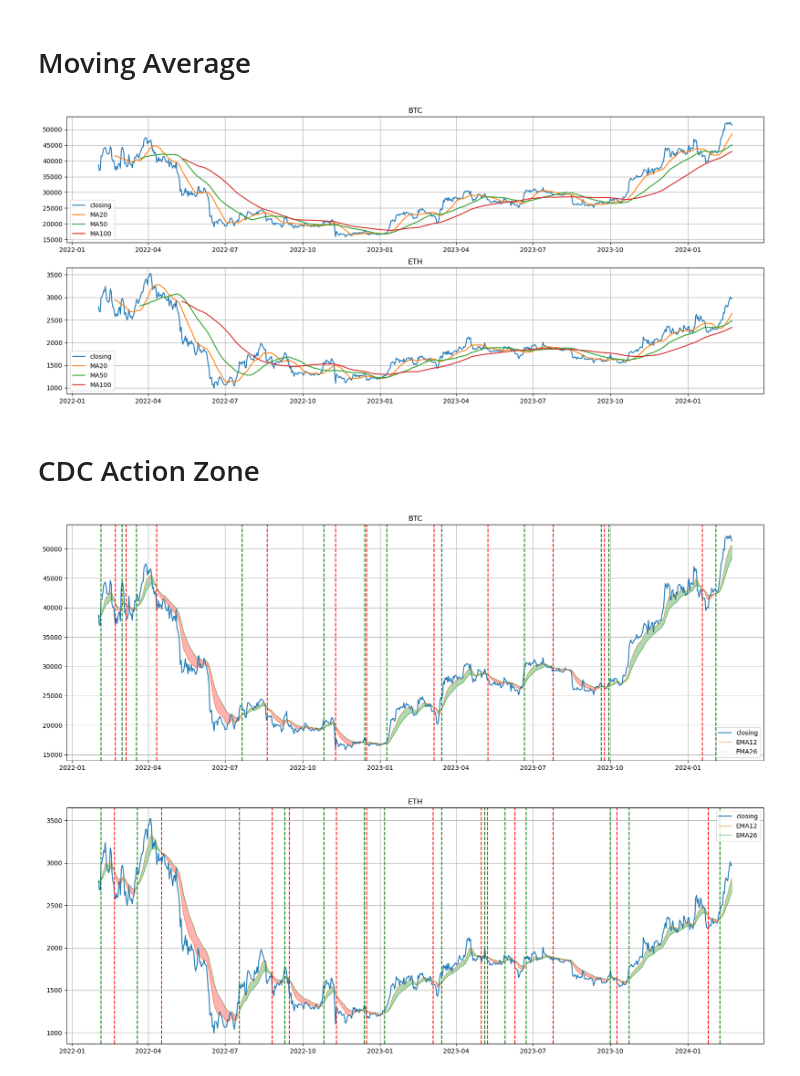
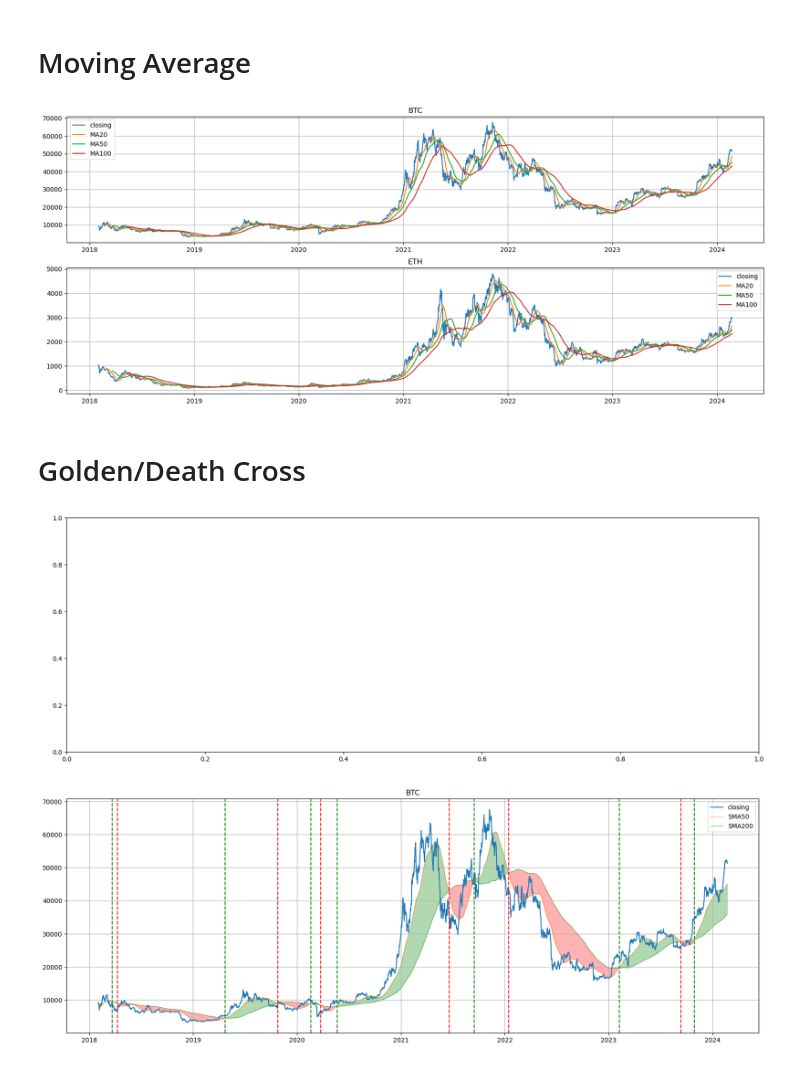
Before and after one commit to DoobieJella/LSE-QuantSoc-Algothon, a Jupyter notebook: CDC Action Zone.ipynb, the cells around one changed output. Cells and saved outputs as stored; diff of their text form; code cells hidden in the pictures.

```diff
--- a/CDC Action Zone.ipynb
+++ b/CDC Action Zone.ipynb
@@ -9,7 +9,7 @@ import matplotlib.pyplot as plt
 # %%
 cryptocurrencies = ['BTC-USD', 'ETH-USD']
 # %%
-data = yf.download(cryptocurrencies, start='2022-02-01', end='2024-02-23')
+data = yf.download(cryptocurrencies, start='2018-02-01', end='2024-02-23')
 data.head()
 # %% [output]
 [*********************100%%**********************]  2 of 2 completed
@@ -106,44 +98,38 @@ axs[1].legend()
 plt.grid(True)
 plt.show()
 # %% [output]
-[figure, old version]
+[figure, new version]
-# %% [markdown]
-# CDC Action Zone
+# %% [markdown]
+# Golden/Death Cross
 # %%
-EMA50 = adj_close.rolling(window = 50, min_periods = 1).mean()
-EMA200 = adj_close.rolling(window = 200, min_periods = 1).mean()
+SMA50 = adj_close.rolling(window = 50, min_periods = 1).mean()
+SMA200 = adj_close.rolling(window = 200, min_periods = 1).mean()
+# %%
+btc_crossings_50_200 = np.where(np.logical_xor(SMA50['BTC-USD'] > SMA200['BTC-USD'], SMA50['BTC-USD'].shift(1) > SMA200['BTC-USD'].shift(1)))[0]
+eth_crossings_50_200 = np.where(np.logical_xor(SMA50['ETH-USD'] > SMA200['ETH-USD'], SMA50['ETH-USD'].shift(1) > SMA200['ETH-USD'].shift(1)))[0]
+
+btc_buying_50_200 = np.where((SMA50['BTC-USD'] > SMA200['BTC-USD']) & (SMA50['BTC-USD'].shift(1) <= SMA200['BTC-USD'].shift(1)))[0]
+btc_selling_50_200 = np.where((SMA50['BTC-USD'] <= SMA200['BTC-USD']) & (SMA50['BTC-USD'].shift(1) > SMA200['BTC-USD'].shift(1)))[0]
+
+eth_buying_50_200 = np.where((SMA50['ETH-USD'] > SMA200['ETH-USD']) & (SMA50['ETH-USD'].shift(1) <= SMA200['ETH-USD'].shift(1)))[0]
+eth_selling_50_200 = np.where((SMA50['ETH-USD'] <= SMA200['ETH-USD']) & (SMA50['ETH-USD'].shift(1) > SMA200['ETH-USD'].shift(1)))[0]
 # %%
 fig, axs = plt.subplots(2,figsize=(20,15),gridspec_kw ={'hspace': 0.2, 'wspace': 0.1})
-axs[0].plot(adj_close['BTC-USD'], label= 'closing')
-axs[0].plot(EMA12['BTC-USD'], label= 'EMA12', linewidth = 0.5)
-axs[0].plot(EMA26['BTC-USD'], label= 'EMA26', linewidth = 0.5)
-axs[0].set_title('BTC')
-axs[0].legend()
-axs[0].grid(True)
-axs[0].fill_between(adj_close.index, EMA12['BTC-USD'], EMA26['BTC-USD'], where=(EMA12['BTC-USD'] > EMA26['BTC-USD']), color='green', alpha=0.3)
-axs[0].fill_between(adj_close.index, EMA12['BTC-USD'], EMA26['BTC-USD'], where=(EMA12['BTC-USD'] <= EMA26['BTC-USD']), color='red', alpha=0.3)
+plt.plot(adj_close['BTC-USD'], label= 'closing')
+plt.plot(SMA50['BTC-USD'], label= 'SMA50', linewidth = 0.5)
+plt.plot(SMA200['BTC-USD'], label= 'SMA200', linewidth = 0.5)
+plt.title('BTC')
+plt.legend()
+plt.grid(True)
+plt.fill_between(adj_close.index, SMA50['BTC-USD'], SMA200['BTC-USD'], where=(SMA50['BTC-USD'] > SMA200['BTC-USD']), color='green', alpha=0.3)
+plt.fill_between(adj_close.index, SMA50['BTC-USD'], SMA200['BTC-USD'], where=(SMA50['BTC-USD'] <= SMA200['BTC-USD']), color='red', alpha=0.3)
 
-for buying in btc_buying:
-    axs[0].axvline(x=EMA12.index[buying], color='g', linestyle='--')
+for buying in btc_buying_50_200:
+    plt.axvline(x=SMA50.index[buying], color='g', linestyle='--')
 
-for selling in btc_selling:
-    axs[0].axvline(x=EMA12.index[selling], color='r', linestyle='--')
-
-axs[1].plot(adj_close['ETH-USD'], label= 'closing')
-axs[1].plot(EMA12['ETH-USD'], label= 'EMA12', linewidth = 0.5)
-axs[1].plot(EMA26['ETH-USD'], label= 'EMA26', linewidth = 0.5)
-axs[1].set_title('ETH')
-axs[1].legend()
-plt.grid(True)
-axs[1].fill_between(adj_close.index, EMA12['ETH-USD'], EMA26['ETH-USD'], where=(EMA12['ETH-USD'] > EMA26['ETH-USD']), color='green', alpha=0.3)
-axs[1].fill_between(adj_close.index, EMA12['ETH-USD'], EMA26['ETH-USD'], where=(EMA12['ETH-USD'] <= EMA26['ETH-USD']), color='red', alpha=0.3)
-
-for buying in eth_buying:
-    axs[1].axvline(x=EMA12.index[buying], color='g', linestyle='--')
-
-for selling in eth_selling:
-    axs[1].axvline(x=EMA12.index[selling], color='r', linestyle='--')
+for selling in btc_selling_50_200:
+    plt.axvline(x=SMA50.index[selling], color='r', linestyle='--')
 
 plt.show()
 # %% [output]
-[figure, old version]
+[figure, new version]
```
Also changed, not shown: parts of 52 cells of this notebook.
